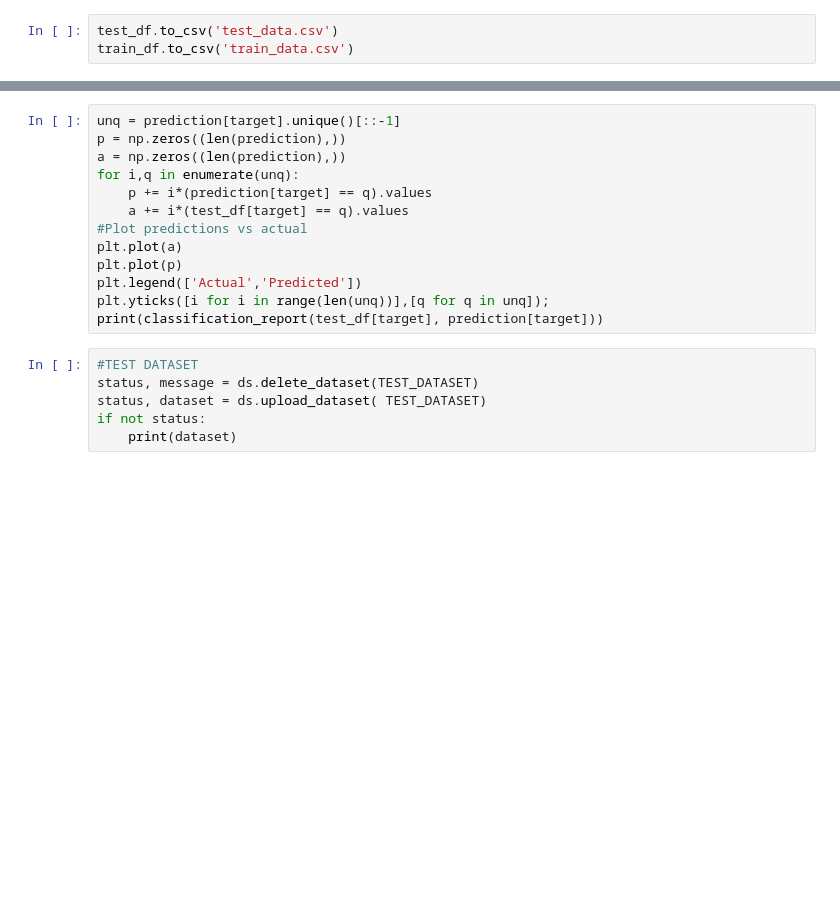
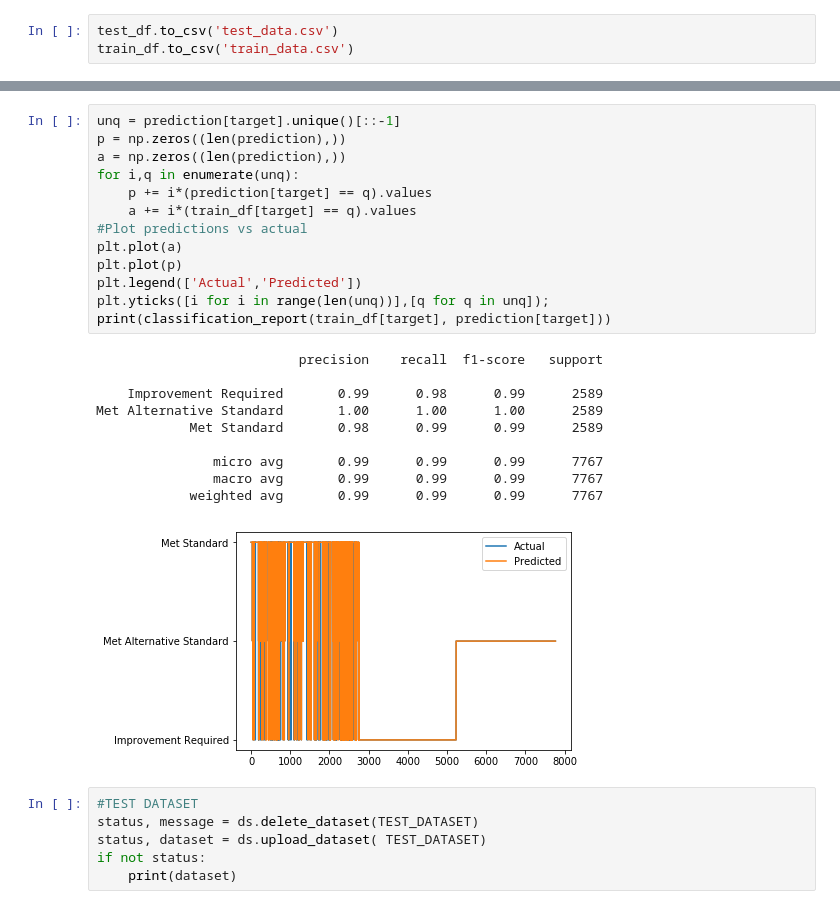
Before and after one commit to bwright96/darwin-sdk, a Jupyter notebook: sc_proj/Model.ipynb, the cells around one changed output, grey strips where cells are left out. Cells and saved outputs as stored; diff of their text form; blank space fills up the shorter version.

```diff
--- a/sc_proj/Model.ipynb
+++ b/sc_proj/Model.ipynb
@@ -166,16 +186,27 @@ prediction.head()
 # %%
 unq = prediction[target].unique()[::-1]
 p = np.zeros((len(prediction),))
 a = np.zeros((len(prediction),))
 for i,q in enumerate(unq):
     p += i*(prediction[target] == q).values
-    a += i*(test_df[target] == q).values
+    a += i*(train_df[target] == q).values
 #Plot predictions vs actual
 plt.plot(a)
 plt.plot(p)
 plt.legend(['Actual','Predicted'])
 plt.yticks([i for i in range(len(unq))],[q for q in unq]);
-print(classification_report(test_df[target], prediction[target]))
+print(classification_report(train_df[target], prediction[target]))
+# %% [output]
+                          precision    recall  f1-score   support
+
+    Improvement Required       0.99      0.98      0.99      2589
+Met Alternative Standard       1.00      1.00      1.00      2589
+            Met Standard       0.98      0.99      0.99      2589
+
+               micro avg       0.99      0.99      0.99      7767
+               macro avg       0.99      0.99      0.99      7767
+            weighted avg       0.99      0.99      0.99      7767
+[figure, added]
 # %%
 #TEST DATASET
 status, message = ds.delete_dataset(TEST_DATASET)
```
Also changed, not shown: parts of 12 cells of this notebook, 1 other file.
